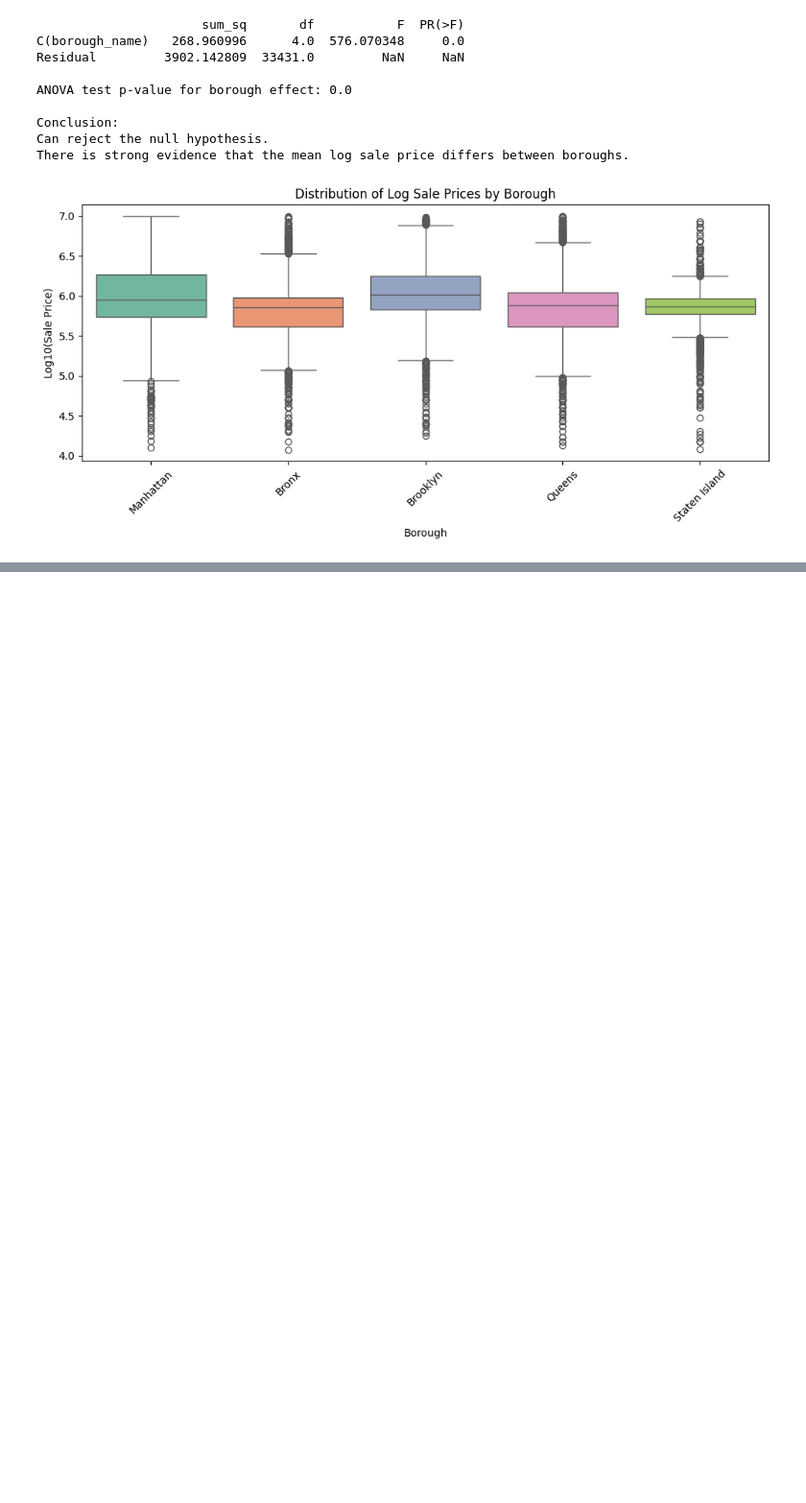
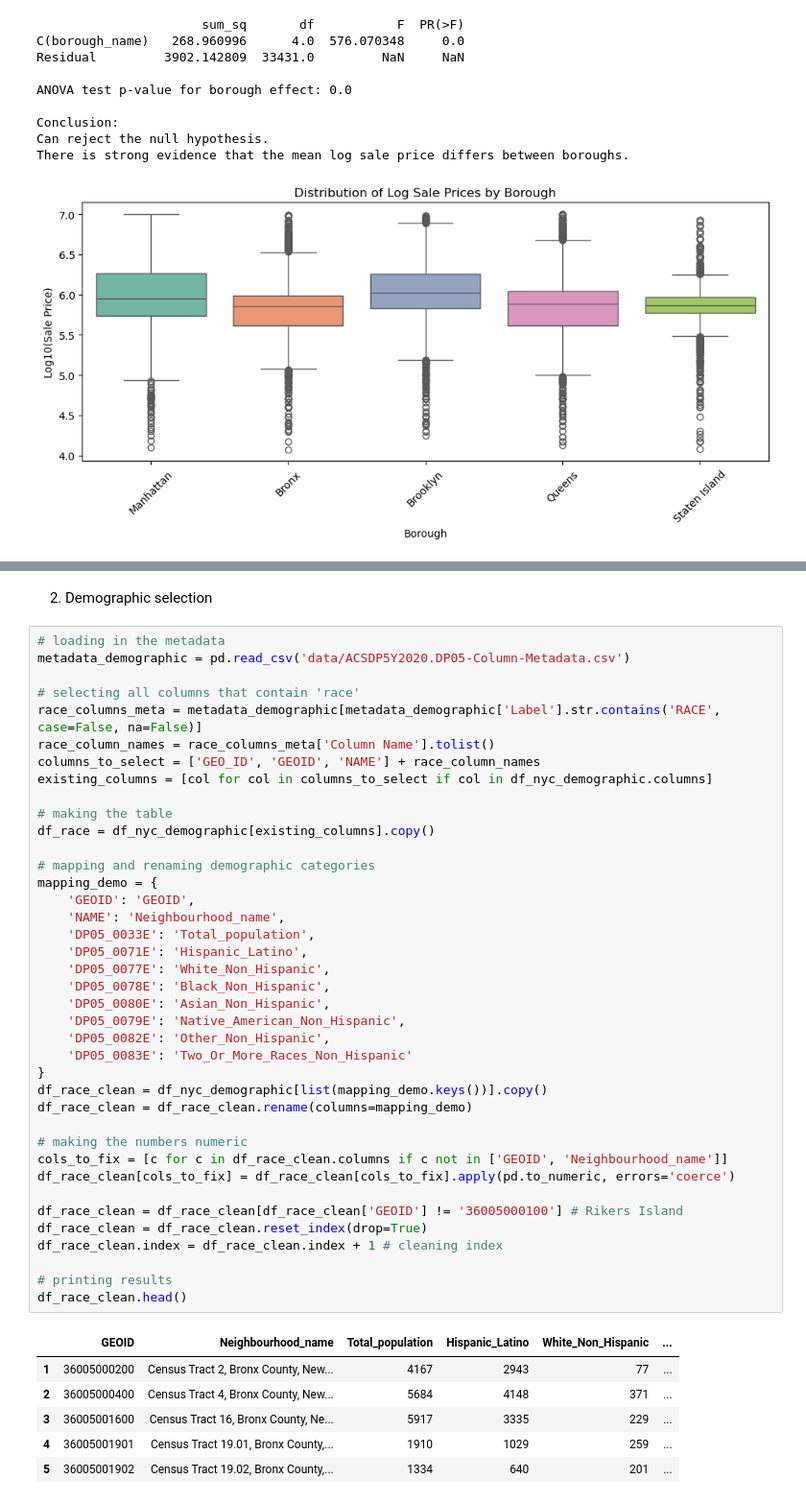
Before and after one commit to celina-ayl/capstone_project, a Jupyter notebook: capstone_project.ipynb, the cells around one changed output, grey strips where cells are left out. Shown at 96% size. Saved outputs shown, nothing was run; the diff lists cells and outputs as text; blank space fills up the shorter version.

```diff
--- a/capstone_project.ipynb
+++ b/capstone_project.ipynb
@@ -739,0 +893,48 @@ There is strong evidence that the mean log sale price differs between boroughs.
+# %% [markdown]
+2. Demographic selection
+# %%
+# loading in the metadata
+metadata_demographic = pd.read_csv('data/ACSDP5Y2020.DP05-Column-Metadata.csv')
+
+# selecting all columns that contain 'race'
+race_columns_meta = metadata_demographic[metadata_demographic['Label'].str.contains('RACE', case=False, na=False)]
+race_column_names = race_columns_meta['Column Name'].tolist()
+columns_to_select = ['GEO_ID', 'GEOID', 'NAME'] + race_column_names
+existing_columns = [col for col in columns_to_select if col in df_nyc_demographic.columns]
+
+# making the table
+df_race = df_nyc_demographic[existing_columns].copy()
+
+# mapping and renaming demographic categories
+mapping_demo = {
+    'GEOID': 'GEOID',
+    'NAME': 'Neighbourhood_name',
+    'DP05_0033E': 'Total_population',
+    'DP05_0071E': 'Hispanic_Latino',
+    'DP05_0077E': 'White_Non_Hispanic',
+    'DP05_0078E': 'Black_Non_Hispanic',
+    'DP05_0080E': 'Asian_Non_Hispanic',
+    'DP05_0079E': 'Native_American_Non_Hispanic',
+    'DP05_0082E': 'Other_Non_Hispanic',
+    'DP05_0083E': 'Two_Or_More_Races_Non_Hispanic'
+}
+df_race_clean = df_nyc_demographic[list(mapping_demo.keys())].copy()
+df_race_clean = df_race_clean.rename(columns=mapping_demo)
+
+# making the numbers numeric
+cols_to_fix = [c for c in df_race_clean.columns if c not in ['GEOID', 'Neighbourhood_name']]
+df_race_clean[cols_to_fix] = df_race_clean[cols_to_fix].apply(pd.to_numeric, errors='coerce')
+
+df_race_clean = df_race_clean[df_race_clean['GEOID'] != '36005000100'] # Rikers Island
+df_race_clean = df_race_clean.reset_index(drop=True)
+df_race_clean.index = df_race_clean.index + 1 # cleaning index
+
+# printing results
+df_race_clean.head()
+# %% [output]
+|  | GEOID | Neighbourhood_name | Total_population | Hispanic_Latino | White_Non_Hispanic | ... |
+| 1 | 36005000200 | Census Tract 2, Bronx County, New... | 4167 | 2943 | 77 | ... |
+| 2 | 36005000400 | Census Tract 4, Bronx County, New... | 5684 | 4148 | 371 | ... |
+| 3 | 36005001600 | Census Tract 16, Bronx County, Ne... | 5917 | 3335 | 229 | ... |
+| 4 | 36005001901 | Census Tract 19.01, Bronx County,... | 1910 | 1029 | 259 | ... |
+| 5 | 36005001902 | Census Tract 19.02, Bronx County,... | 1334 | 640 | 201 | ... |
```
Also changed, not shown: parts of 36 cells of this notebook.
